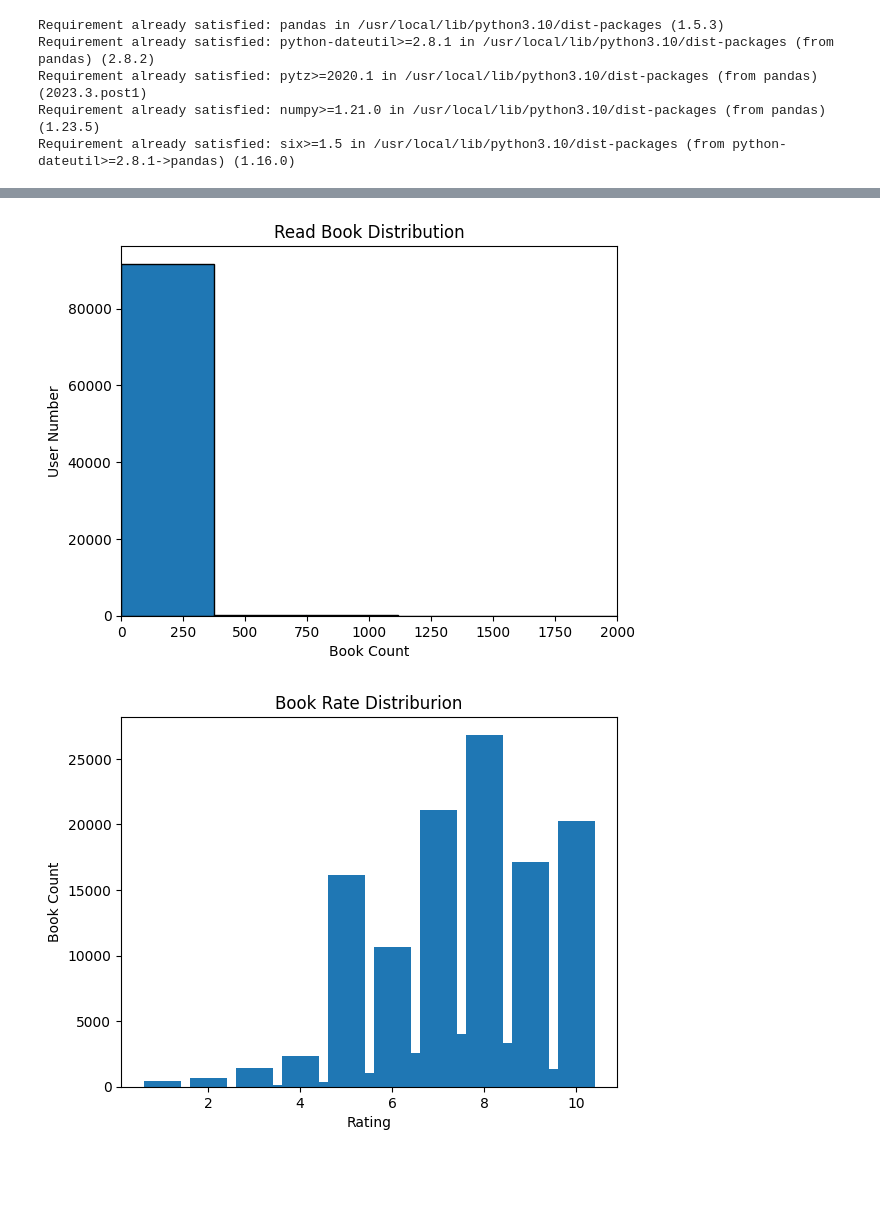
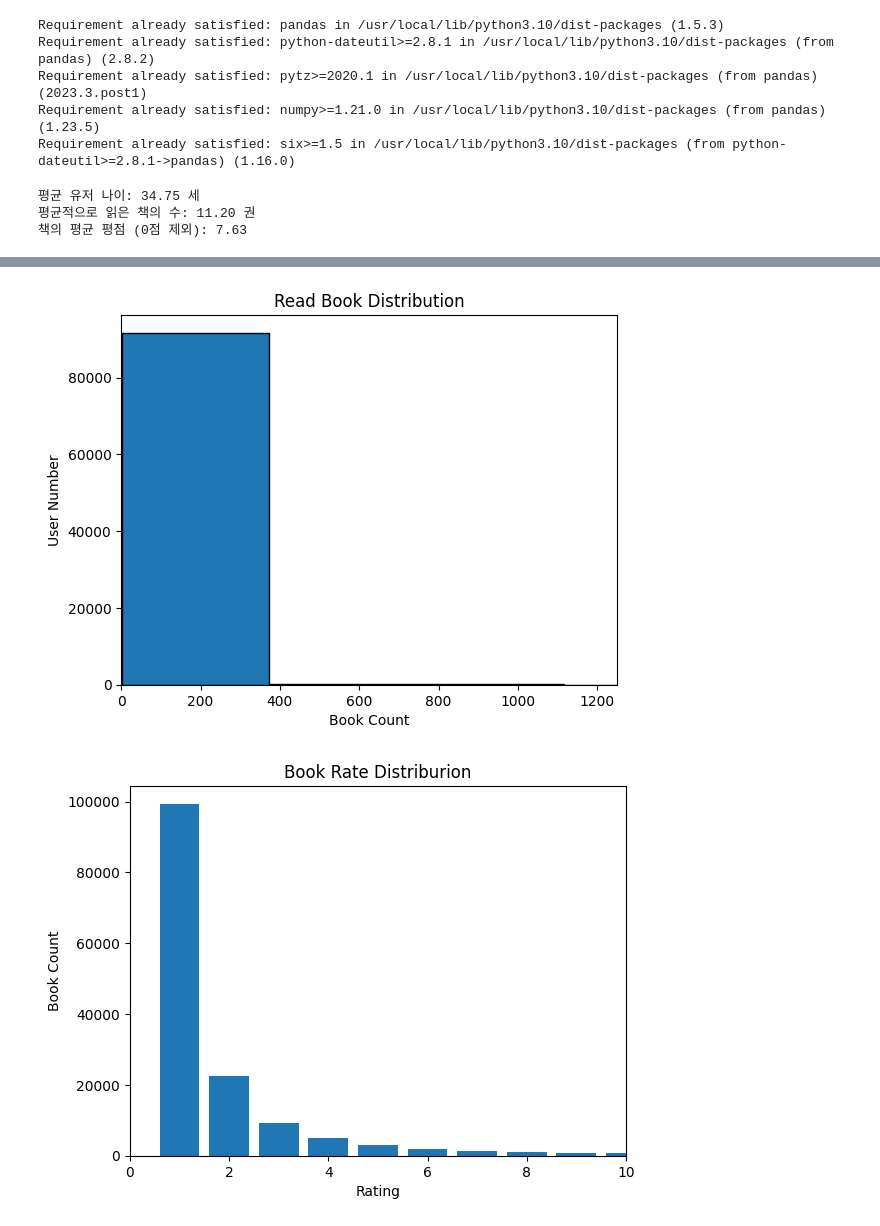
Before and after one commit to 2023DMProject/BookRecommendationSystem, a Jupyter notebook: Visualization2.ipynb, the cells around one changed output, grey strips where cells are left out. Cells and saved outputs as stored; diff of their text form; code cells hidden in the pictures; blank space fills up the shorter version.

```diff
--- a/Visualization2.ipynb
+++ b/Visualization2.ipynb
@@ -29,12 +29,25 @@ users = pd.read_csv('Users.csv')
 books = pd.read_csv('Books.csv')
 ratings = pd.read_csv('Filtered_Ratings.csv')
 
+# 1. 평균 유저 나이 계산
+average_user_age = users['Age'].mean()
+print(f'평균 유저 나이: {average_user_age:.2f} 세')
+
+# 2. 평균적으로 읽은 책의 수 계산
+average_books_per_user = ratings.groupby('User-ID')['ISBN'].size().mean()
+print(f'평균적으로 읽은 책의 수: {average_books_per_user:.2f} 권')
+
+# 3. 책의 평균 평점 (0점 제외) 계산
+average_book_rating = ratings[ratings['Book-Rating'] > 0]['Book-Rating'].mean()
+print(f'책의 평균 평점 (0점 제외): {average_book_rating:.2f}')
+
 # 1. 평균 유저 나이 시각화
 user_age_counts = users['Age'].value_counts().sort_index()
 plt.bar(user_age_counts.index, user_age_counts.values)
 plt.xlabel('age')
 plt.ylabel('count')
 plt.title('User Age Distribution')
+plt.xlim(15, 100)
 plt.show()
 
 # 2. 평균적으로 읽은 책의 수 시각화
@@ -44,16 +57,20 @@ plt.hist(books_per_user, bins=30, edgecolor='black')
 plt.xlabel('Book Count')
 plt.ylabel('User Number')
 plt.title('Read Book Distribution')
-plt.xlim(0, 2000)
+plt.xlim(0, 1250)
 plt.show()
 
 
 # 3. 책의 평균 평점(0점 제외) 시각화
-average_ratings = ratings[ratings['Book-Rating'] > 0].groupby('ISBN')['Book-Rating'].mean()
+average_ratings = ratings[ratings['Book-Rating'] > 0].groupby('ISBN')['Book-Rating'].size()
 average_ratings_counts = average_ratings.value_counts().sort_index()
 plt.bar(average_ratings_counts.index, average_ratings_counts.values)
 plt.xlabel('Rating')
 plt.ylabel('Book Count')
 plt.title('Book Rate Distriburion')
+plt.xlim(0, 10)
 plt.show()
 # %% [output]
+평균 유저 나이: 34.75 세
+평균적으로 읽은 책의 수: 11.20 권
+책의 평균 평점 (0점 제외): 7.63
@@ -61,2 +78,2 @@ plt.show()
-[figure, old version]
+[figure, new version]
-[figure, old version]
+[figure, new version]
```
Also changed, not shown: parts of 1 cell of this notebook.
